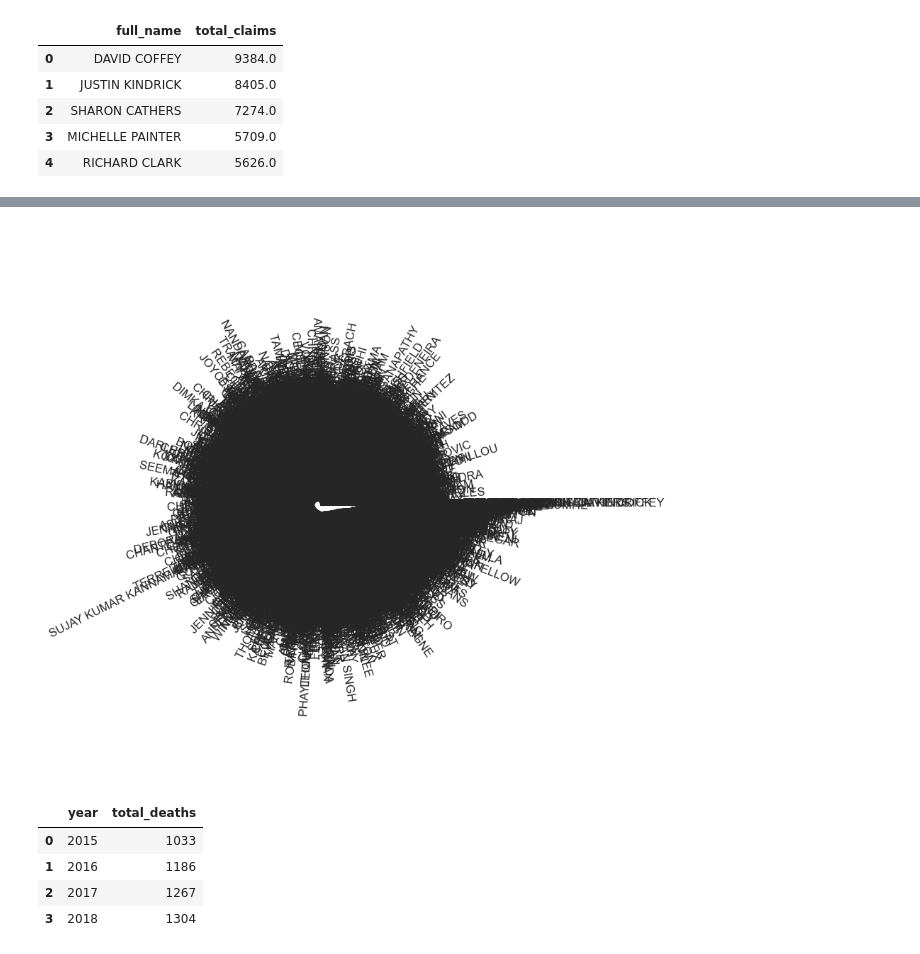
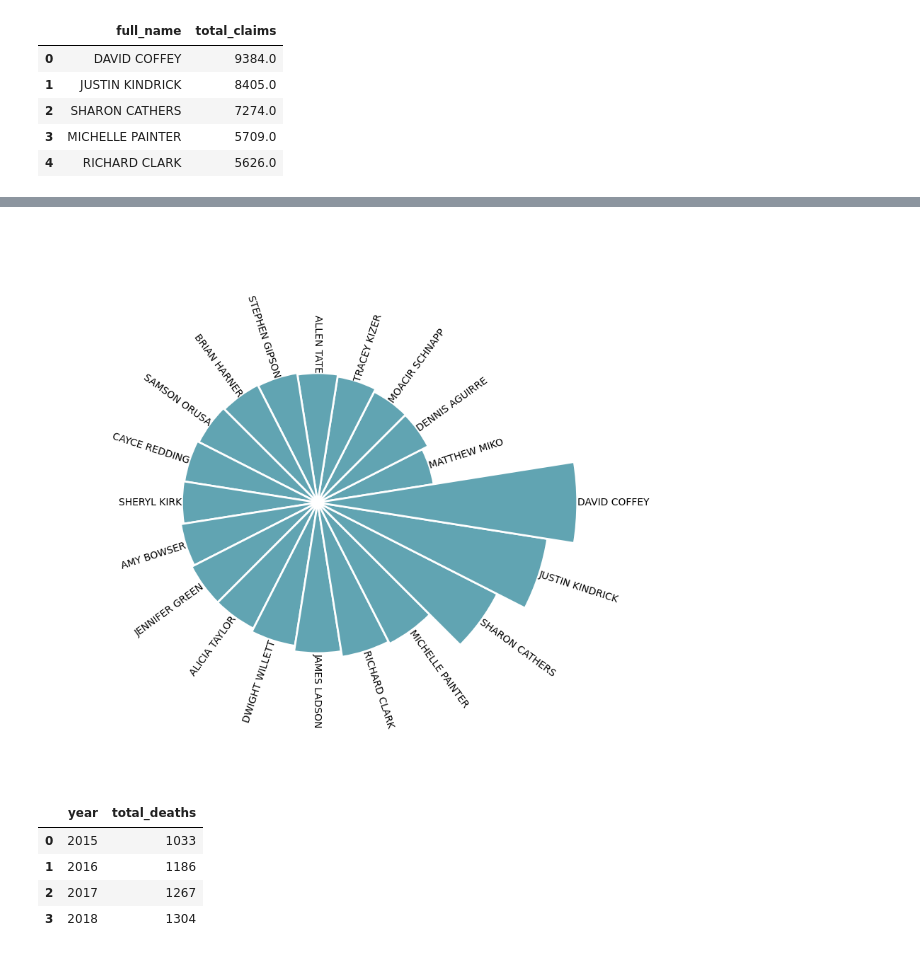
Before and after one commit to NSS-Data-Analytics-Cohort-12/prescribers-python-da12-v2-git-pushers, a Jupyter notebook: notebooks/prescribers.ipynb, the cells around one changed output, grey strips where cells are left out. Saved outputs shown, nothing was run; the diff lists cells and outputs as text; code cells hidden in the pictures.

Commit message:
working on visuals

```diff
--- a/notebooks/prescribers.ipynb
+++ b/notebooks/prescribers.ipynb
@@ -127,23 +154,3 @@ top_prescribers.head()
 | 2 | SHARON CATHERS | 7274.0 |
 | 3 | MICHELLE PAINTER | 5709.0 |
 | 4 | RICHARD CLARK | 5626.0 |
-# %%
-# set plot style: grey grid in the background:
-sns.set_theme(style="darkgrid", color_codes = True)
-
-# Set the figure size
-plt.figure(figsize=(10, 7))
-
-# plot a bar chart
-sns.barplot(
-    x="total_claims",
-    y="full_name",
-    data=top_prescribers,
-    estimator=sum,
-    ci=None,
-    color='#69b3a2');
-
-plt.xlabel('Total Claims') # x-axis name
-plt.ylabel('''Prescriber's Name''') # y-axis name
-plt.title('Top Opioid Prescribers in Tennessee') # Add a title
-plt.show() # Display the graph
@@ -155,9 +157,11 @@ The `ci` parameter is deprecated. Use `errorbar=None` for the same effect.
 # %%
-# Build a dataset
-df = top_prescribers
+# import pandas for data wrangling
+import pandas as pd
+import matplotlib.pyplot as plt
+import numpy as np
 
 # Reorder the dataframe
-df = df.sort_values(by=['total_claims'])
+df = top_prescribers.sort_values(by=['total_claims'])
 
 # initialize the figure
 plt.figure(figsize=(20,10))
@@ -185,10 +189,6 @@ width = 2*np.pi / len(df.index)
 indexes = list(range(1, len(df.index)+1))
 angles = [element * width for element in indexes]
 angles
-
-#Create color gradiant
-norm = plt.Normalize(df['total_claims'].min(), df['total_claims'].max())
-colors = plt.cm.viridis(norm(df['total_claims']))
 
 # Draw bars
 bars = ax.bar(
@@ -198,34 +198,34 @@ bars = ax.bar(
     bottom=lowerLimit,
     linewidth=2,
     edgecolor="white",
     color="#61a4b2",
 )
 
 # Add labels
 for bar, angle, height, label in zip(bars,angles, heights, df["full_name"]):
 
     # Labels are rotated. Rotation must be specified in degrees :(
     rotation = np.rad2deg(angle)
 
     # Flip some labels upside down
     alignment = ""
     if angle >= np.pi/2 and angle < 3*np.pi/2:
         alignment = "right"
         rotation = rotation + 180
     else:
         alignment = "left"
 
     # Finally add the labels
     ax.text(
         x=angle,
         y=lowerLimit + bar.get_height() + labelPadding,
         s=label,
         ha=alignment,
         va='center',
         rotation=rotation,
         rotation_mode="anchor")
 # %% [output]
-[figure, old version]
+[figure, new version]
 # %%
 query_4 = '''SELECT
 	year,
```
Also changed, not shown: parts of 12 cells of this notebook.
